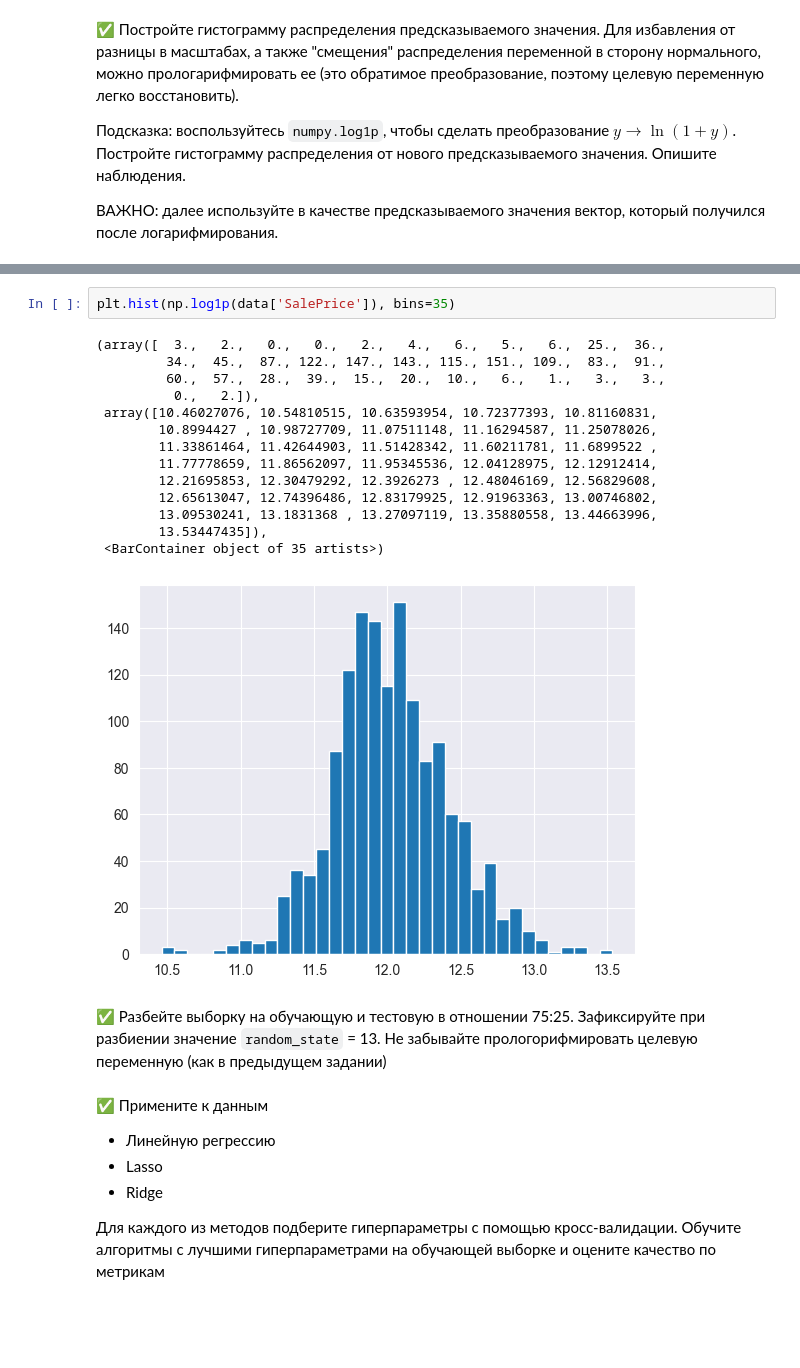
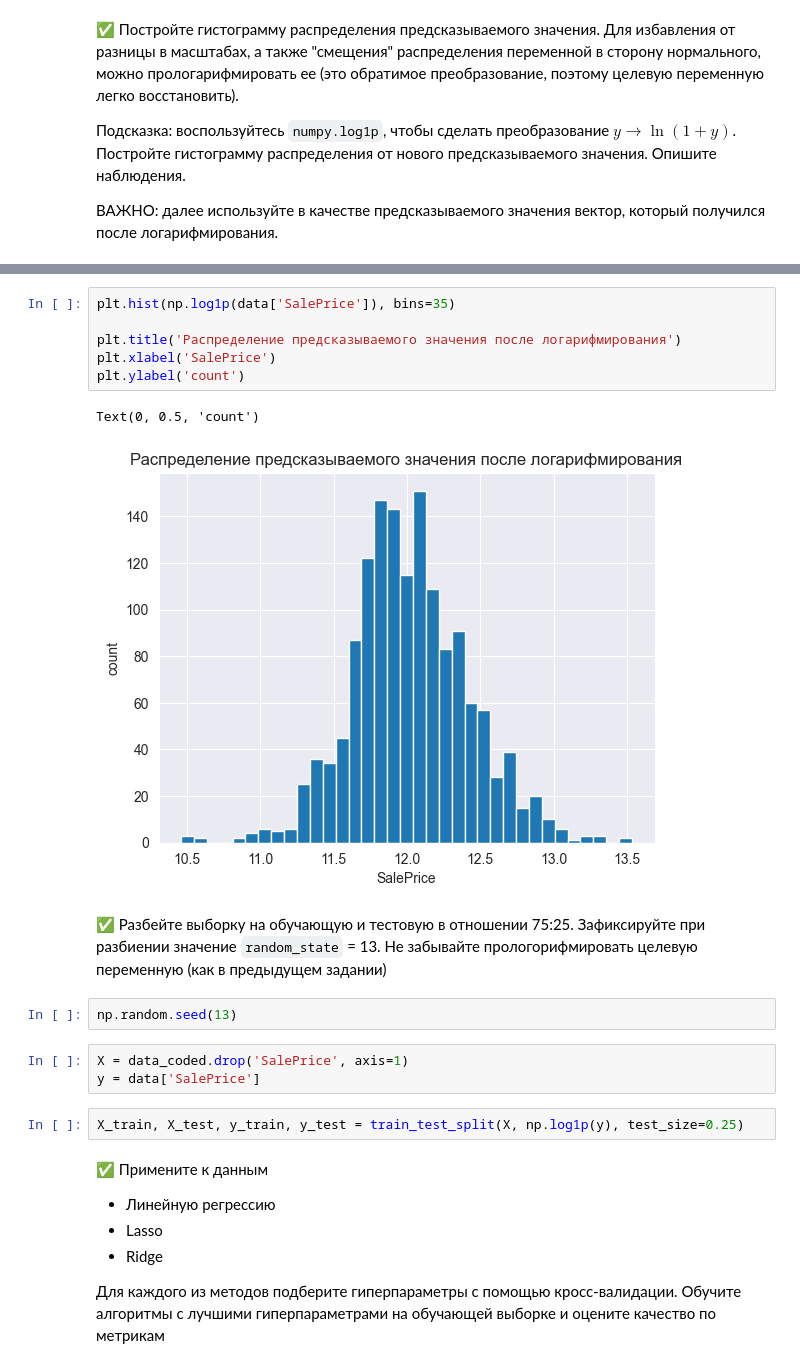
Before and after one commit to KraviGO/ML, a Jupyter notebook: Postupashki_ML_start/HW_2/HW2_LinearRegression.ipynb.ipynb, the cells around one changed output, grey strips where cells are left out. Saved outputs shown, nothing was run; the diff lists cells and outputs as text; blank space fills up the shorter version.

```diff
--- a/Postupashki_ML_start/HW_2/HW2_LinearRegression.ipynb.ipynb
+++ b/Postupashki_ML_start/HW_2/HW2_LinearRegression.ipynb.ipynb
@@ -323,22 +319,21 @@ plt.hist(data['SalePrice'], bins=35)
 # %%
 plt.hist(np.log1p(data['SalePrice']), bins=35)
+
+plt.title('Распределение предсказываемого значения после логарифмирования')
+plt.xlabel('SalePrice')
+plt.ylabel('count')
 # %% [output]
-(array([  3.,   2.,   0.,   0.,   2.,   4.,   6.,   5.,   6.,  25.,  36.,
-         34.,  45.,  87., 122., 147., 143., 115., 151., 109.,  83.,  91.,
-         60.,  57.,  28.,  39.,  15.,  20.,  10.,   6.,   1.,   3.,   3.,
-          0.,   2.]),
- array([10.46027076, 10.54810515, 10.63593954, 10.72377393, 10.81160831,
-        10.8994427 , 10.98727709, 11.07511148, 11.16294587, 11.25078026,
-        11.33861464, 11.42644903, 11.51428342, 11.60211781, 11.6899522 ,
-        11.77778659, 11.86562097, 11.95345536, 12.04128975, 12.12912414,
-        12.21695853, 12.30479292, 12.3926273 , 12.48046169, 12.56829608,
-        12.65613047, 12.74396486, 12.83179925, 12.91963363, 13.00746802,
-        13.09530241, 13.1831368 , 13.27097119, 13.35880558, 13.44663996,
-        13.53447435]),
- <BarContainer object of 35 artists>)
+Text(0, 0.5, 'count')
-[figure, old version]
+[figure, new version]
 # %% [markdown]
 ✅ Разбейте выборку на обучающую и тестовую в отношении 75:25. Зафиксируйте при разбиении значение `random_state` = 13. Не забывайте прологорифмировать целевую переменную (как в предыдущем задании)
+# %%
+np.random.seed(13)
+# %%
+X = data_coded.drop('SalePrice', axis=1)
+y = data['SalePrice']
+# %%
+X_train, X_test, y_train, y_test = train_test_split(X, np.log1p(y), test_size=0.25)
 # %% [markdown]
 ✅ Примените к данным
 
```
Also changed, not shown: parts of 37 cells of this notebook.
